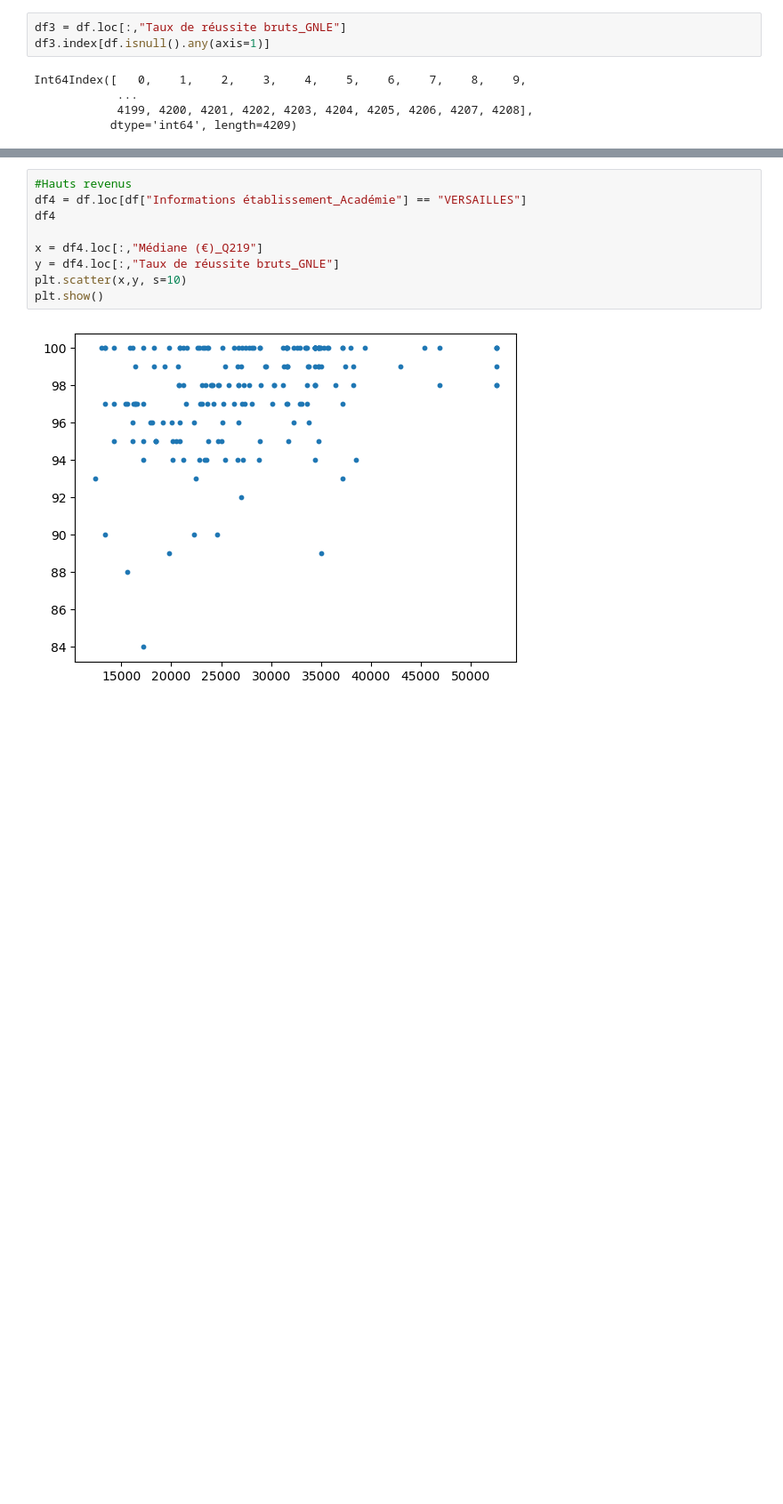
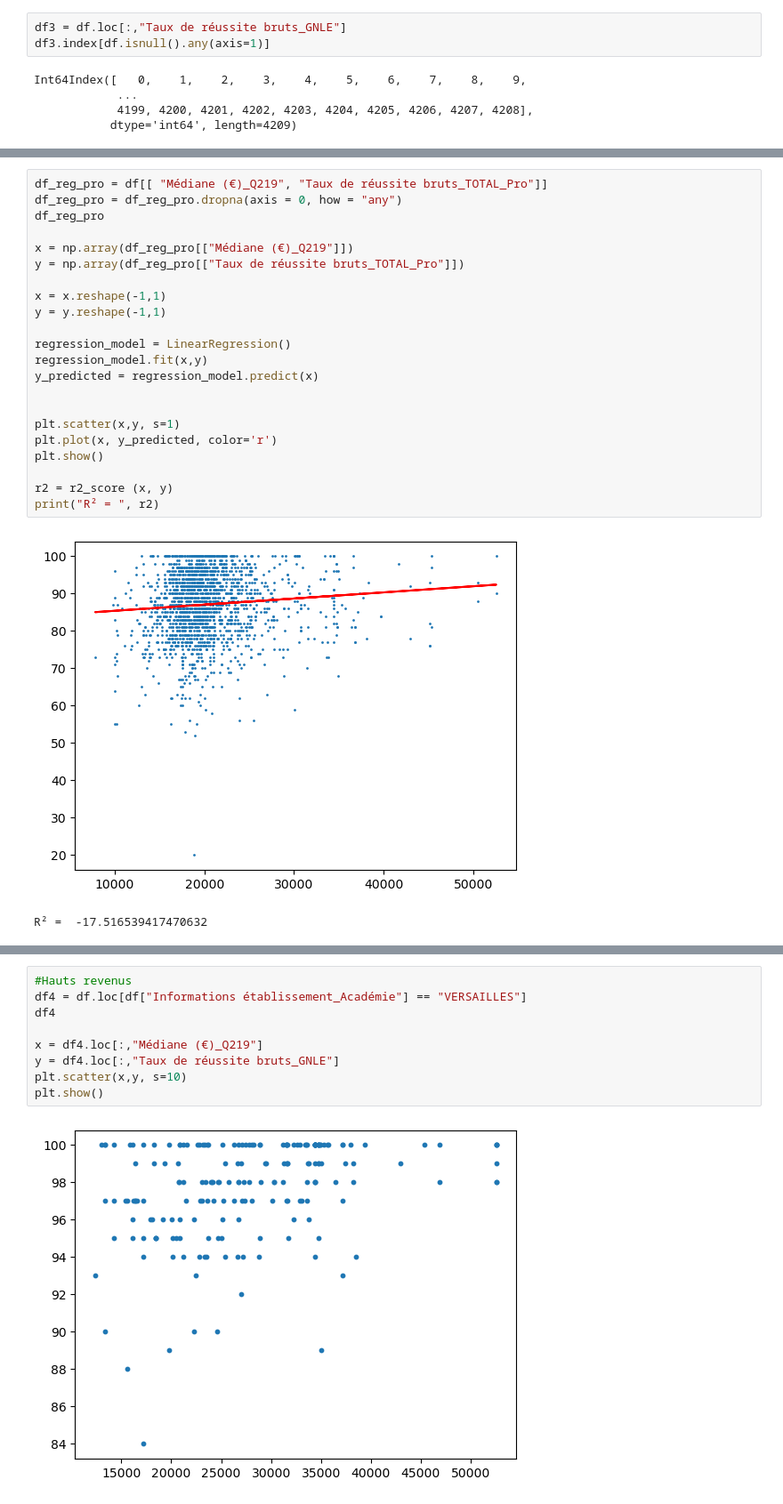
Before and after one commit to Acochepin/Python-2A---AC---JM---RS, a Jupyter notebook: Manipulation bases de données.ipynb, the cells around one changed output, grey strips where cells are left out. Shown at 89% size. Drawn from its saved outputs; the diff is of its cells as text; blank space fills up the shorter version.

```diff
--- a/Manipulation bases de données.ipynb
+++ b/Manipulation bases de données.ipynb
@@ -540,3 +539,28 @@ print("R² = ", r2)
 # %% [output]
 [figure]
 R² =  -12.211310868059796
+# %%
+df_reg_pro = df[[ "Médiane (€)_Q219", "Taux de réussite bruts_TOTAL_Pro"]]
+df_reg_pro = df_reg_pro.dropna(axis = 0, how = "any")
+df_reg_pro
+
+x = np.array(df_reg_pro[["Médiane (€)_Q219"]])
+y = np.array(df_reg_pro[["Taux de réussite bruts_TOTAL_Pro"]])
+
+x = x.reshape(-1,1)
+y = y.reshape(-1,1)
+
+regression_model = LinearRegression()
+regression_model.fit(x,y)
+y_predicted = regression_model.predict(x)
+
+
+plt.scatter(x,y, s=1)
+plt.plot(x, y_predicted, color='r')
+plt.show()
+
+r2 = r2_score (x, y)
+print("R² = ", r2)
+# %% [output]
+[figure, added]
+R² =  -17.516539417470632
```
Also changed, not shown: parts of 3 cells of this notebook.
